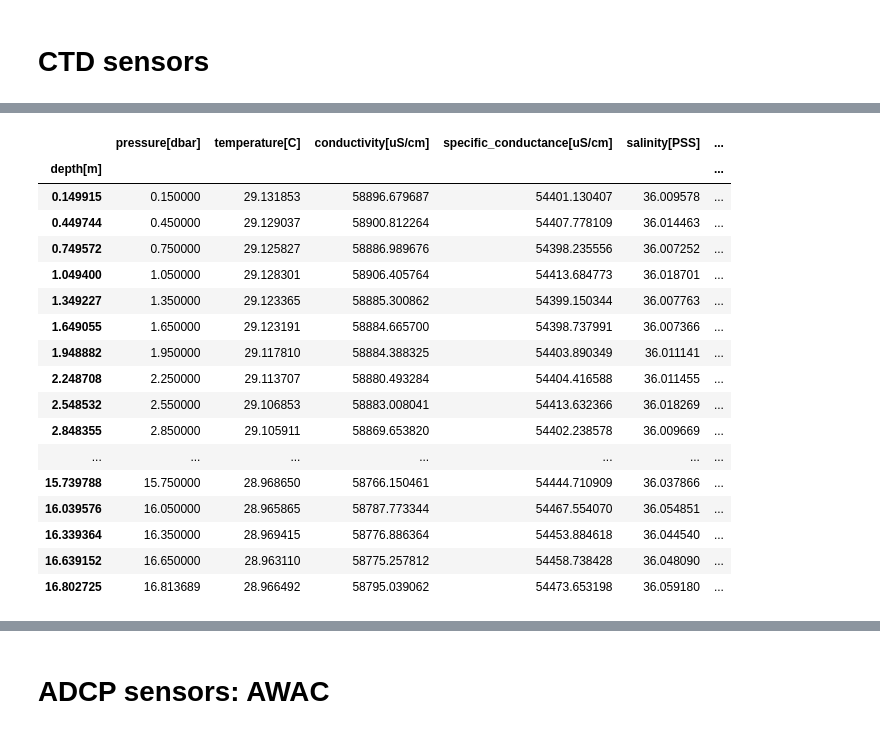
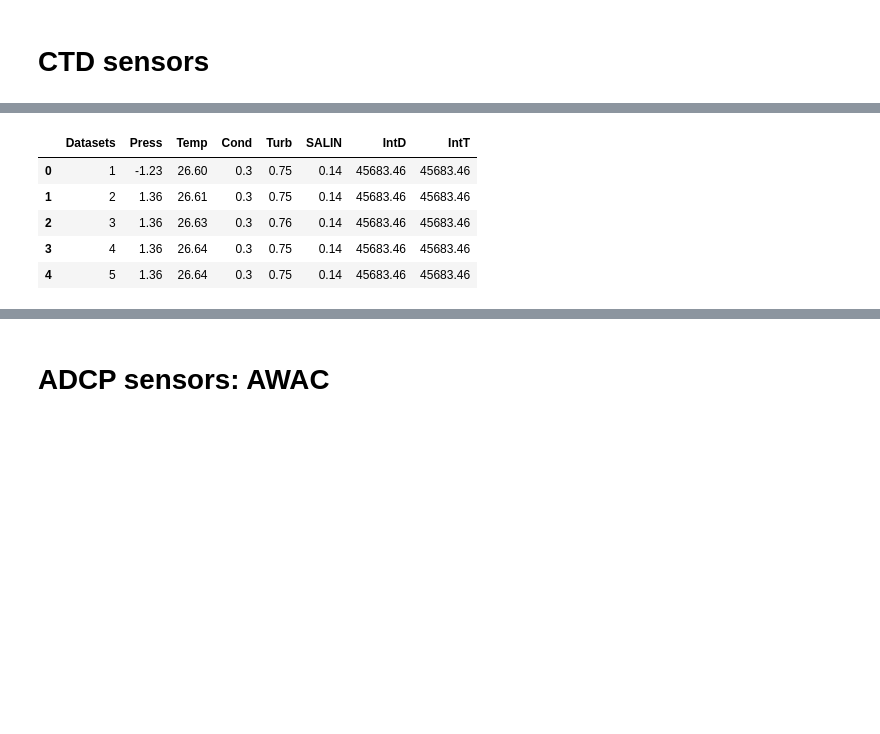
Before and after one commit to oceanicos-dev-org/oceanicospy, a Jupyter notebook: examples/reading_field_data.ipynb, the cells around one changed output, grey strips where cells are left out. Saved outputs shown, nothing was run; the diff lists cells and outputs as text; code cells hidden in the pictures; blank space fills up the shorter version.

```diff
--- a/examples/reading_field_data.ipynb
+++ b/examples/reading_field_data.ipynb
@@ -200,5 +200,5 @@ None
 # %% [markdown]
 # CTD sensors
 # %%
-ctd48m = ctd.CTD48M('../data/observations/CTD/CTD48M_SeaSunMarineTech.csv')
-castaway = ctd.CastawayCTD('../data/observations/ctd/CC2349006_20240301_185500.csv')
+sea_sun_marine_tech = ctd.SeaSunMarineTechCTD('../data/observations/CTD/SeaSunMarineTech.TOB')
+castaway = ctd.CastawayCTD('../data/observations/ctd/CC2349006_20240301_185500.csv',has_header=False)
@@ -205,5 +209,5 @@ castaway = ctd.CastawayCTD('../data/observations/ctd/CC2349006_20240301_185500.c
 # %%
-ctd_objects = [ctd48m, castaway]
+ctd_objects = [sea_sun_marine_tech, castaway]
 # %%
 dict_ctd_raw_measurements = dict()
 dict_ctd_clean_measurements = dict()
@@ -216,22 +224,10 @@ for ctd_obj in ctd_objects:
 # %%
-dict_ctd_clean_measurements['CTD48M']
+dict_ctd_raw_measurements['SeaSunMarineTechCTD'].head()
 # %% [output]
-|  | pressure[dbar] | temperature[C] | conductivity[uS/cm] | specific_conductance[uS/cm] | salinity[PSS] | ... |
-| depth[m] |  |  |  |  |  | ... |
-| 0.149915 | 0.150000 | 29.131853 | 58896.679687 | 54401.130407 | 36.009578 | ... |
-| 0.449744 | 0.450000 | 29.129037 | 58900.812264 | 54407.778109 | 36.014463 | ... |
-| 0.749572 | 0.750000 | 29.125827 | 58886.989676 | 54398.235556 | 36.007252 | ... |
-| 1.049400 | 1.050000 | 29.128301 | 58906.405764 | 54413.684773 | 36.018701 | ... |
-| 1.349227 | 1.350000 | 29.123365 | 58885.300862 | 54399.150344 | 36.007763 | ... |
-| 1.649055 | 1.650000 | 29.123191 | 58884.665700 | 54398.737991 | 36.007366 | ... |
-| 1.948882 | 1.950000 | 29.117810 | 58884.388325 | 54403.890349 | 36.011141 | ... |
-| 2.248708 | 2.250000 | 29.113707 | 58880.493284 | 54404.416588 | 36.011455 | ... |
-| 2.548532 | 2.550000 | 29.106853 | 58883.008041 | 54413.632366 | 36.018269 | ... |
-| 2.848355 | 2.850000 | 29.105911 | 58869.653820 | 54402.238578 | 36.009669 | ... |
-| ... | ... | ... | ... | ... | ... | ... |
-| 15.739788 | 15.750000 | 28.968650 | 58766.150461 | 54444.710909 | 36.037866 | ... |
-| 16.039576 | 16.050000 | 28.965865 | 58787.773344 | 54467.554070 | 36.054851 | ... |
-| 16.339364 | 16.350000 | 28.969415 | 58776.886364 | 54453.884618 | 36.044540 | ... |
-| 16.639152 | 16.650000 | 28.963110 | 58775.257812 | 54458.738428 | 36.048090 | ... |
-| 16.802725 | 16.813689 | 28.966492 | 58795.039062 | 54473.653198 | 36.059180 | ... |
+|  | Datasets | Press | Temp | Cond | Turb | SALIN | IntD | IntT |
+| 0 | 1 | -1.23 | 26.60 | 0.3 | 0.75 | 0.14 | 45683.46 | 45683.46 |
+| 1 | 2 | 1.36 | 26.61 | 0.3 | 0.75 | 0.14 | 45683.46 | 45683.46 |
+| 2 | 3 | 1.36 | 26.63 | 0.3 | 0.76 | 0.14 | 45683.46 | 45683.46 |
+| 3 | 4 | 1.36 | 26.64 | 0.3 | 0.75 | 0.14 | 45683.46 | 45683.46 |
+| 4 | 5 | 1.36 | 26.64 | 0.3 | 0.75 | 0.14 | 45683.46 | 45683.46 |
 # %%
```
Also changed, not shown: parts of 11 cells of this notebook, 6 other files.
